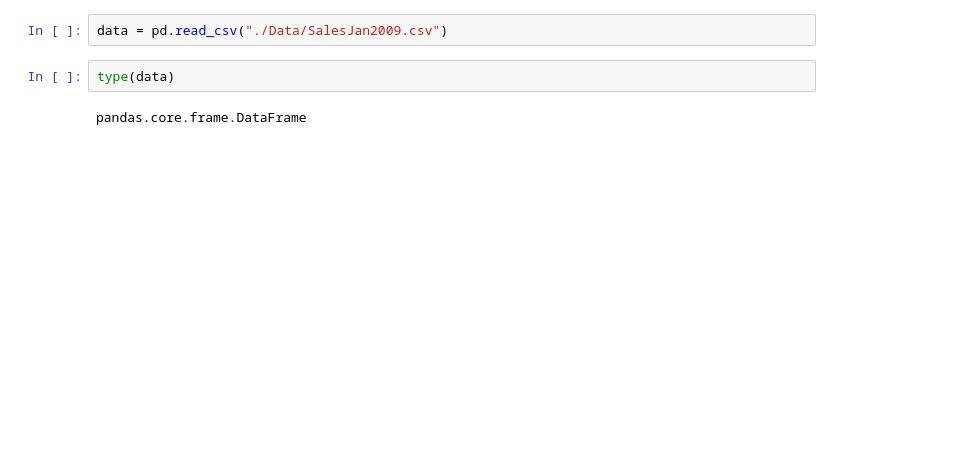
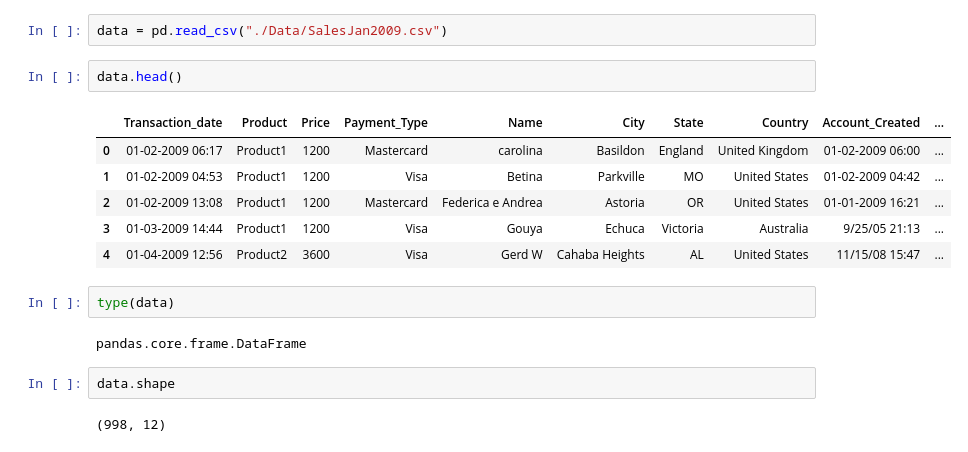
Before and after one commit to ParthasarathySubburaj/Imarticus, a Jupyter notebook: Introduction_To_Python/Python Lecture 4.ipynb, the cells around one changed output. Cells and saved outputs as stored; diff of their text form; blank space fills up the shorter version.

```diff
--- a/Introduction_To_Python/Python Lecture 4.ipynb
+++ b/Introduction_To_Python/Python Lecture 4.ipynb
@@ -75,6 +94,19 @@ import pandas as pd
 # %%
 data = pd.read_csv("./Data/SalesJan2009.csv")
+# %%
+data.head()
+# %% [output]
+|  | Transaction_date | Product | Price | Payment_Type | Name | City | State | Country | Account_Created | ... |
+| 0 | 01-02-2009 06:17 | Product1 | 1200 | Mastercard | carolina | Basildon | England | United Kingdom | 01-02-2009 06:00 | ... |
+| 1 | 01-02-2009 04:53 | Product1 | 1200 | Visa | Betina | Parkville | MO | United States | 01-02-2009 04:42 | ... |
+| 2 | 01-02-2009 13:08 | Product1 | 1200 | Mastercard | Federica e Andrea | Astoria | OR | United States | 01-01-2009 16:21 | ... |
+| 3 | 01-03-2009 14:44 | Product1 | 1200 | Visa | Gouya | Echuca | Victoria | Australia | 9/25/05 21:13 | ... |
+| 4 | 01-04-2009 12:56 | Product2 | 3600 | Visa | Gerd W | Cahaba Heights | AL | United States | 11/15/08 15:47 | ... |
 # %%
 type(data)
 # %% [output]
 pandas.core.frame.DataFrame
+# %%
+data.shape
+# %% [output]
+(998, 12)
```
Also changed, not shown: parts of 57 cells of this notebook, 8 other files.
